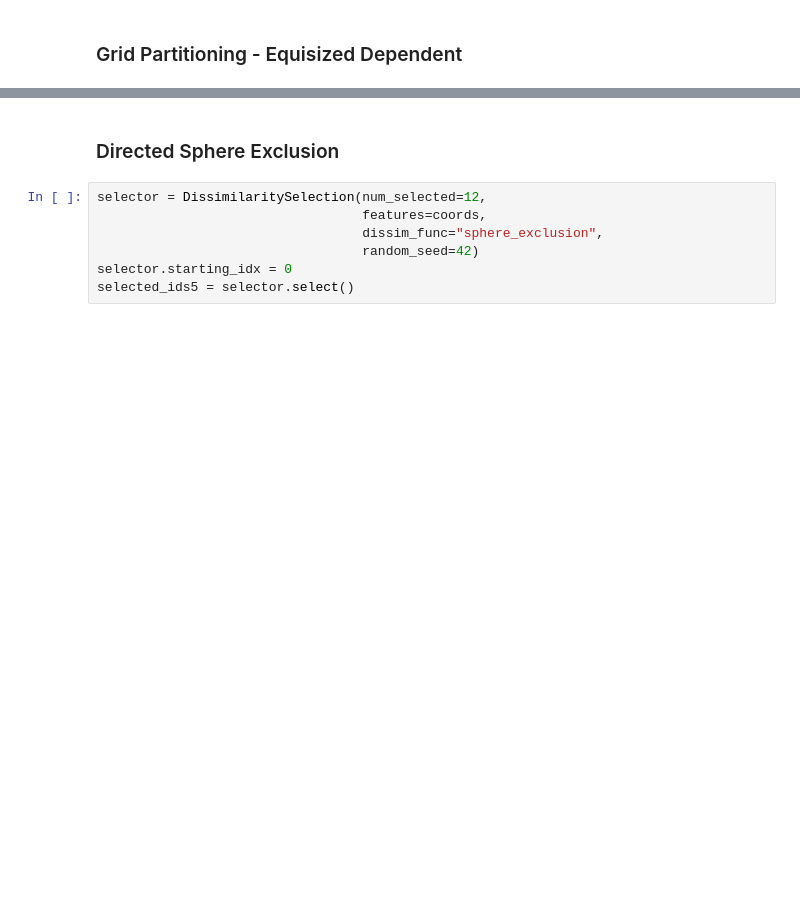
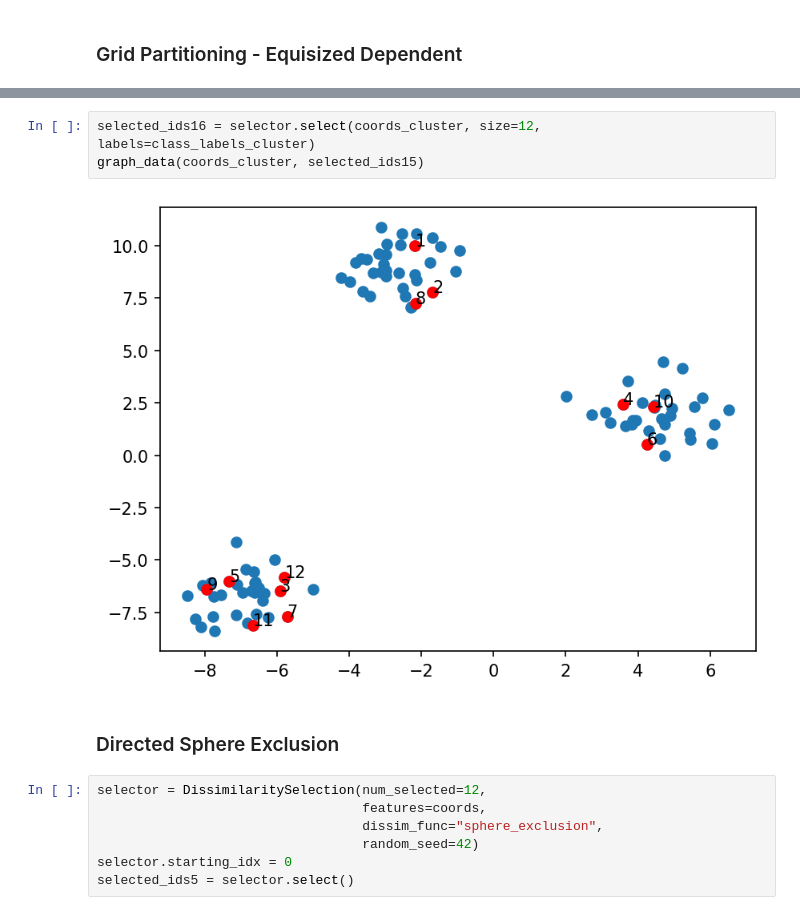
Before and after one commit to theochem/Selector, a Jupyter notebook: doc/notebooks/diversity_subsect_selection_synthetic_data.ipynb, the cells around one changed output, grey strips where cells are left out. Saved outputs shown, nothing was run; the diff lists cells and outputs as text; blank space fills up the shorter version.

```diff
--- a/doc/notebooks/diversity_subsect_selection_synthetic_data.ipynb
+++ b/doc/notebooks/diversity_subsect_selection_synthetic_data.ipynb
@@ -181,3 +178,8 @@ graph_data(selected_ids4)
+# %%
+selected_ids16 = selector.select(coords_cluster, size=12, labels=class_labels_cluster)
+graph_data(coords_cluster, selected_ids15)
+# %% [output]
+[figure, added]
 # %% [markdown]
 ### Directed Sphere Exclusion
 # %%
```
Also changed, not shown: parts of 6 cells of this notebook.
